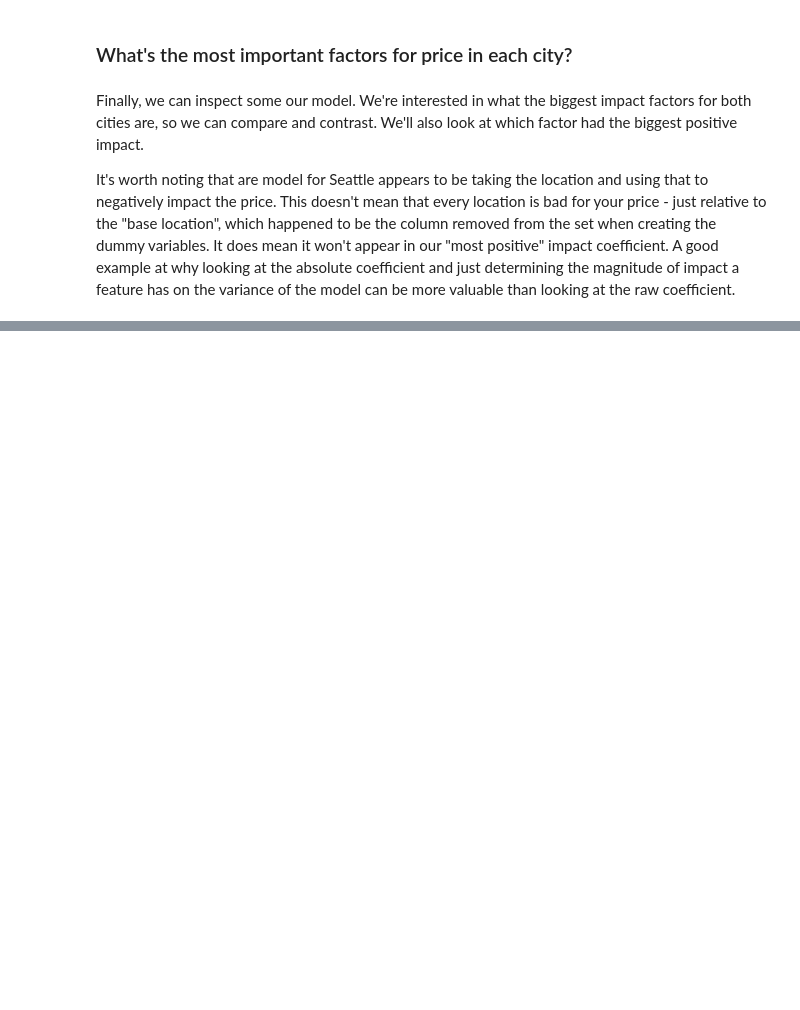
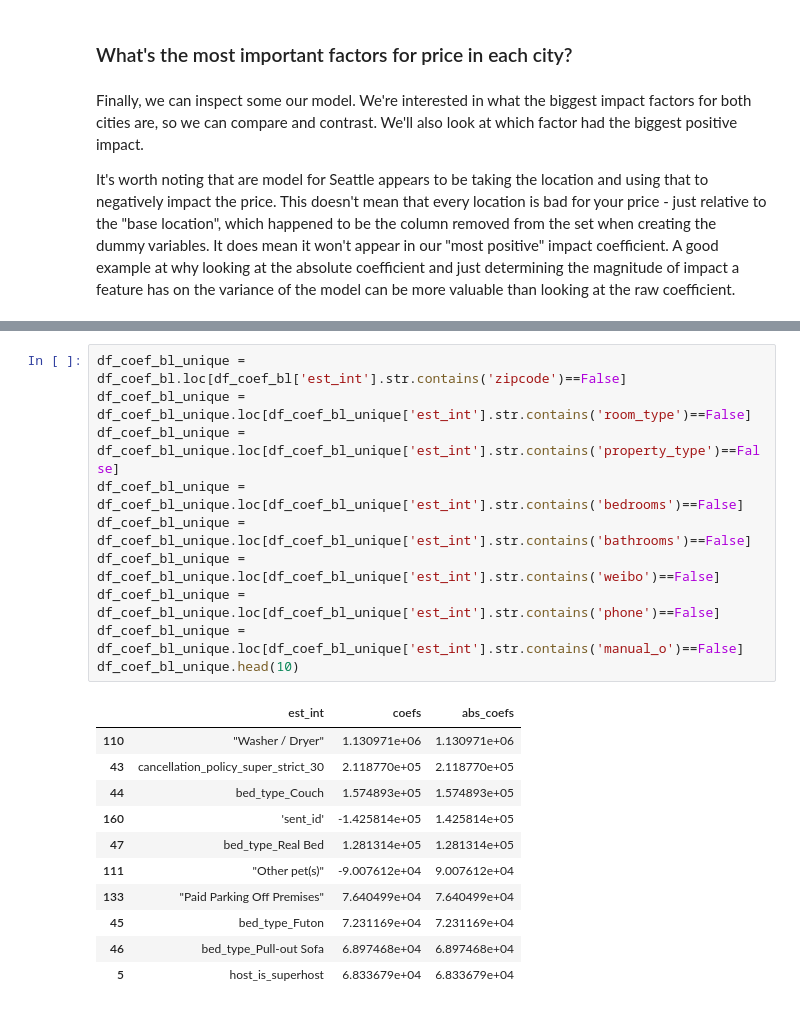
Before and after one commit to TheCaptainCrash/airbnb-boston-seattle, a Jupyter notebook: src/AirbnbAnalysis.ipynb, the cells around one changed output, grey strips where cells are left out. Drawn from its saved outputs; the diff is of its cells as text; blank space fills up the shorter version.

```diff
--- a/src/AirbnbAnalysis.ipynb
+++ b/src/AirbnbAnalysis.ipynb
@@ -318,0 +317,22 @@ df_coef_bl_unique.head(10)
+# %%
+df_coef_bl_unique = df_coef_bl.loc[df_coef_bl['est_int'].str.contains('zipcode')==False]
+df_coef_bl_unique = df_coef_bl_unique.loc[df_coef_bl_unique['est_int'].str.contains('room_type')==False]
+df_coef_bl_unique = df_coef_bl_unique.loc[df_coef_bl_unique['est_int'].str.contains('property_type')==False]
+df_coef_bl_unique = df_coef_bl_unique.loc[df_coef_bl_unique['est_int'].str.contains('bedrooms')==False]
+df_coef_bl_unique = df_coef_bl_unique.loc[df_coef_bl_unique['est_int'].str.contains('bathrooms')==False]
+df_coef_bl_unique = df_coef_bl_unique.loc[df_coef_bl_unique['est_int'].str.contains('weibo')==False]
+df_coef_bl_unique = df_coef_bl_unique.loc[df_coef_bl_unique['est_int'].str.contains('phone')==False]
+df_coef_bl_unique = df_coef_bl_unique.loc[df_coef_bl_unique['est_int'].str.contains('manual_o')==False]
+df_coef_bl_unique.head(10)
+# %% [output]
+|  | est_int | coefs | abs_coefs |
+| 110 | "Washer / Dryer" | 1.130971e+06 | 1.130971e+06 |
+| 43 | cancellation_policy_super_strict_30 | 2.118770e+05 | 2.118770e+05 |
+| 44 | bed_type_Couch | 1.574893e+05 | 1.574893e+05 |
+| 160 | 'sent_id' | -1.425814e+05 | 1.425814e+05 |
+| 47 | bed_type_Real Bed | 1.281314e+05 | 1.281314e+05 |
+| 111 | "Other pet(s)" | -9.007612e+04 | 9.007612e+04 |
+| 133 | "Paid Parking Off Premises" | 7.640499e+04 | 7.640499e+04 |
+| 45 | bed_type_Futon | 7.231169e+04 | 7.231169e+04 |
+| 46 | bed_type_Pull-out Sofa | 6.897468e+04 | 6.897468e+04 |
+| 5 | host_is_superhost | 6.833679e+04 | 6.833679e+04 |
```
Also changed, not shown: parts of 33 cells of this notebook.
